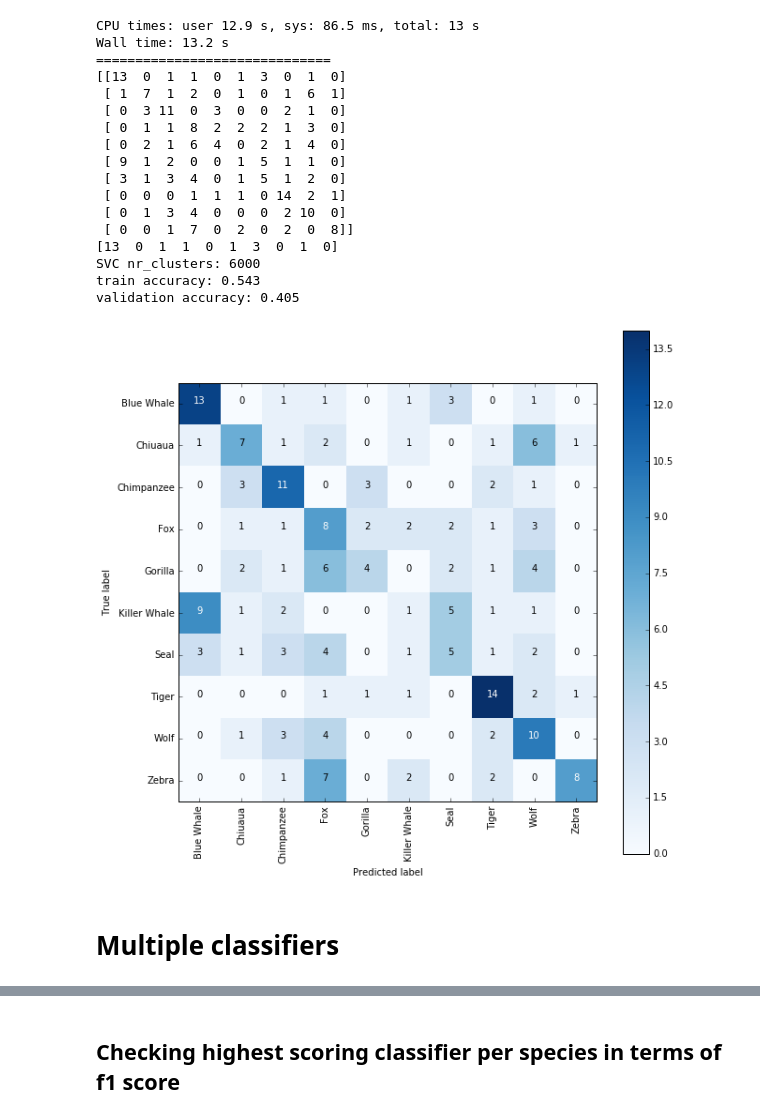
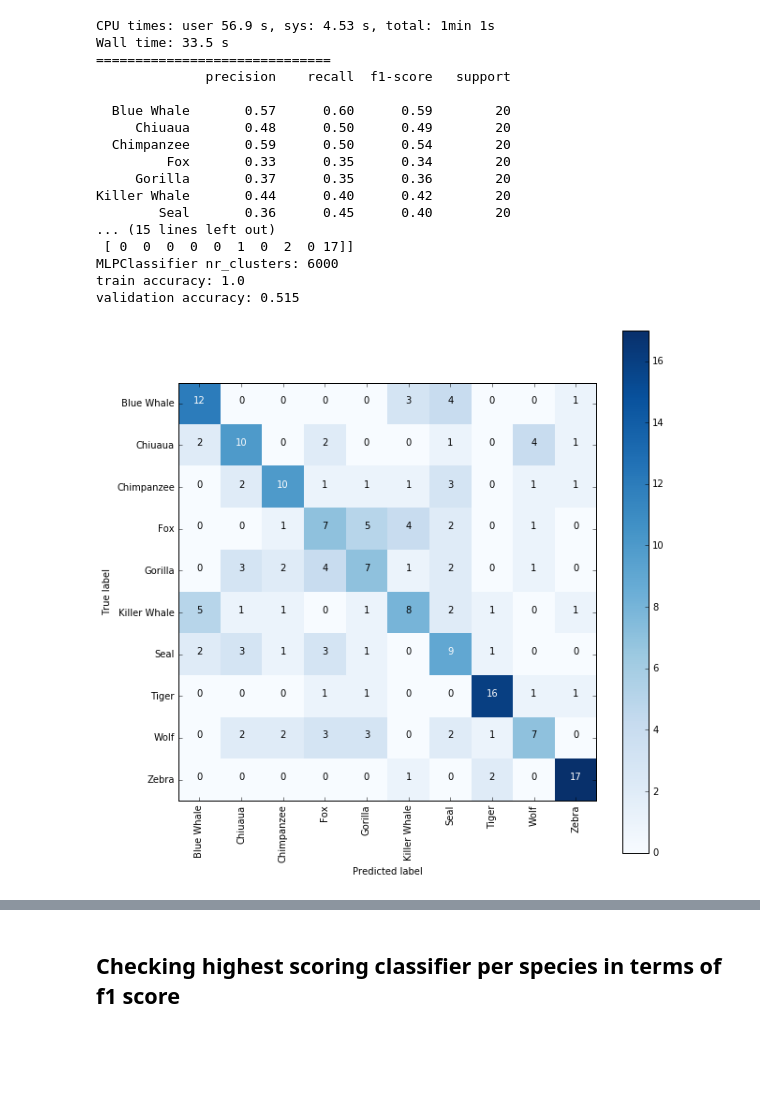
Before and after one commit to kovacspeter/Animal-classification, a Jupyter notebook: sift_yuri/Yuri.ipynb, the cells around one changed output, grey strips where cells are left out. Cells and saved outputs as stored; diff of their text form; code cells hidden in the pictures; blank space fills up the shorter version.

```diff
--- a/sift_yuri/Yuri.ipynb
+++ b/sift_yuri/Yuri.ipynb
@@ -145,0 +210,35 @@ test_feat_normalized = preprocessing.normalize(test_feat, norm='l2')
+# %%
+predictions = []
+test_predictions = []
+fscores = []
+
+for index, clf in enumerate(classifiers):
+    name = clf.__class__.__name__
+
+    clf.fit(train_feat_normalized, train_labels)
+    accuracy = clf.score(val_feat_normalized, val_labels)
+    val_predictions = clf.predict(val_feat_normalized)
+
+    if accuracy > 0.3:
+        predictions.append((val_predictions, index))
+        fscores.insert(index, f1_score(val_labels, val_predictions, average=None))
+
+#     print(classification_report(val_labels, val_predictions, target_names=class_names))
+#     plot_confusion_matrix(val_labels, val_predictions)
+    print 'name:',name,'\n','accuracy:',accuracy,'\n',"="*30
+
+val_predictions = bestVotedPredictions(predictions)
+# plot_confusion_matrix(val_labels, val_predictions)
+print(classification_report(val_labels, val_predictions, target_names=class_names))
+
+accuracy = val_predictions == val_labels
+print float(np.sum(accuracy))/len(accuracy)
+print len(predictions)
+
+# Quick save just to be sure
+pickle.dump(predictions, open('predictions.pkl', 'wb'), -1)
+print len(predictions)
+pickle.dump(val_predictions, open('val_predictions.pkl', 'wb'), -1)
+print len(val_predictions)
+pickle.dump(fscores, open('fscores.pkl', 'wb'), -1)
+print len(fscores)
@@ -146,44 +453,42 @@ test_feat_normalized = preprocessing.normalize(test_feat, norm='l2')
 # %%
-clf = SVC()
+clf = MLPClassifier()
 # clf.set_params(**SVC_params)
 
 %time clf.fit(train_feat_normalized,train_labels)
 train_predictions = clf.predict(train_feat_normalized)
 train_accuracy = clf.score(train_feat_normalized, train_labels)
 
 val_predictions = clf.predict(val_feat_normalized)
 val_accuracy = clf.score(val_feat_normalized, val_labels)
 
 print 30*'='
+print(classification_report(val_labels, val_predictions, target_names=class_names))
 
 # print val_predictions
 # print val_labels
 print confusion_matrix(val_labels, val_predictions)
-print confusion_matrix(val_labels, val_predictions)[0]
 
 print clf.__class__.__name__,'nr_clusters:',nr_clusters
 print 'train accuracy:',train_accuracy
 print 'validation accuracy:',val_accuracy
 
 plot_confusion_matrix(val_labels, val_predictions)
 # %% [output]
-CPU times: user 12.9 s, sys: 86.5 ms, total: 13 s
-Wall time: 13.2 s
+CPU times: user 56.9 s, sys: 4.53 s, total: 1min 1s
+Wall time: 33.5 s
 ==============================
-[[13  0  1  1  0  1  3  0  1  0]
- [ 1  7  1  2  0  1  0  1  6  1]
- [ 0  3 11  0  3  0  0  2  1  0]
- [ 0  1  1  8  2  2  2  1  3  0]
- [ 0  2  1  6  4  0  2  1  4  0]
- [ 9  1  2  0  0  1  5  1  1  0]
- [ 3  1  3  4  0  1  5  1  2  0]
- [ 0  0  0  1  1  1  0 14  2  1]
- [ 0  1  3  4  0  0  0  2 10  0]
- [ 0  0  1  7  0  2  0  2  0  8]]
-[13  0  1  1  0  1  3  0  1  0]
-SVC nr_clusters: 6000
-train accuracy: 0.543
-validation accuracy: 0.405
+              precision    recall  f1-score   support
+
+  Blue Whale       0.57      0.60      0.59        20
+     Chiuaua       0.48      0.50      0.49        20
+  Chimpanzee       0.59      0.50      0.54        20
+         Fox       0.33      0.35      0.34        20
+     Gorilla       0.37      0.35      0.36        20
+Killer Whale       0.44      0.40      0.42        20
+        Seal       0.36      0.45      0.40        20
+... (15 lines left out)
+ [ 0  0  0  0  0  1  0  2  0 17]]
+MLPClassifier nr_clusters: 6000
+train accuracy: 1.0
+validation accuracy: 0.515
-[figure, old version]
+[figure, new version]
-# %% [markdown]
-# Multiple classifiers
```
Also changed, not shown: parts of 22 cells of this notebook.
